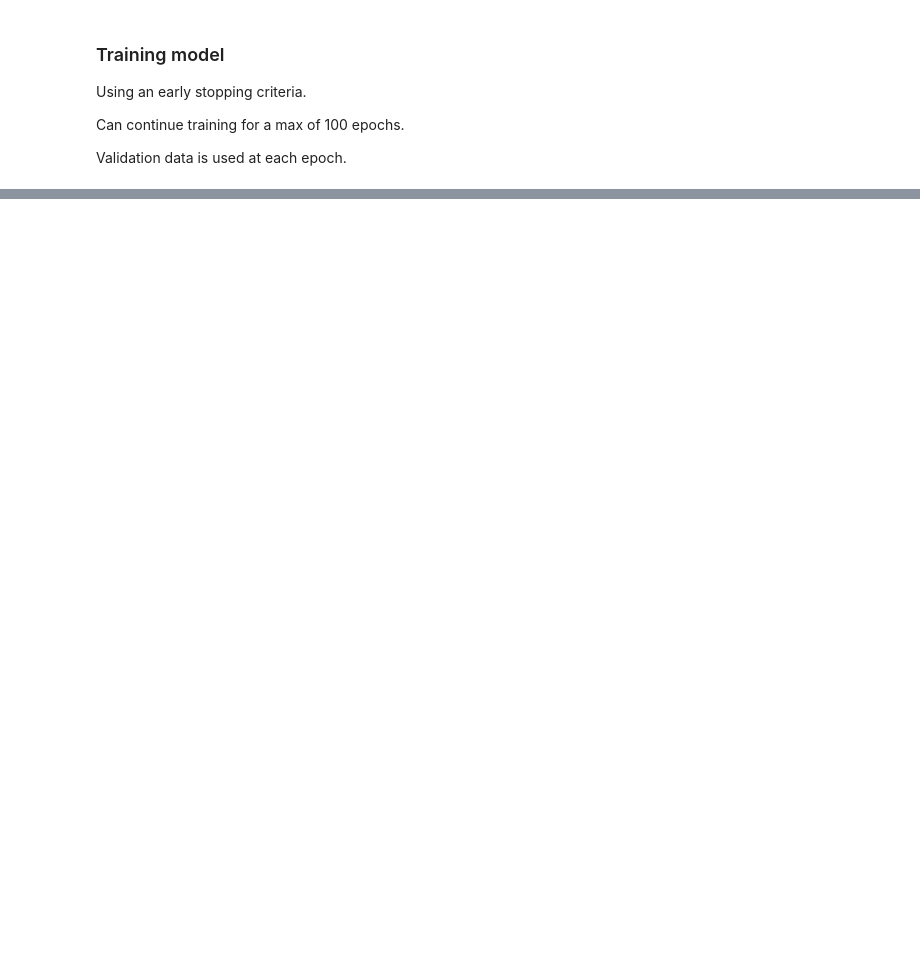
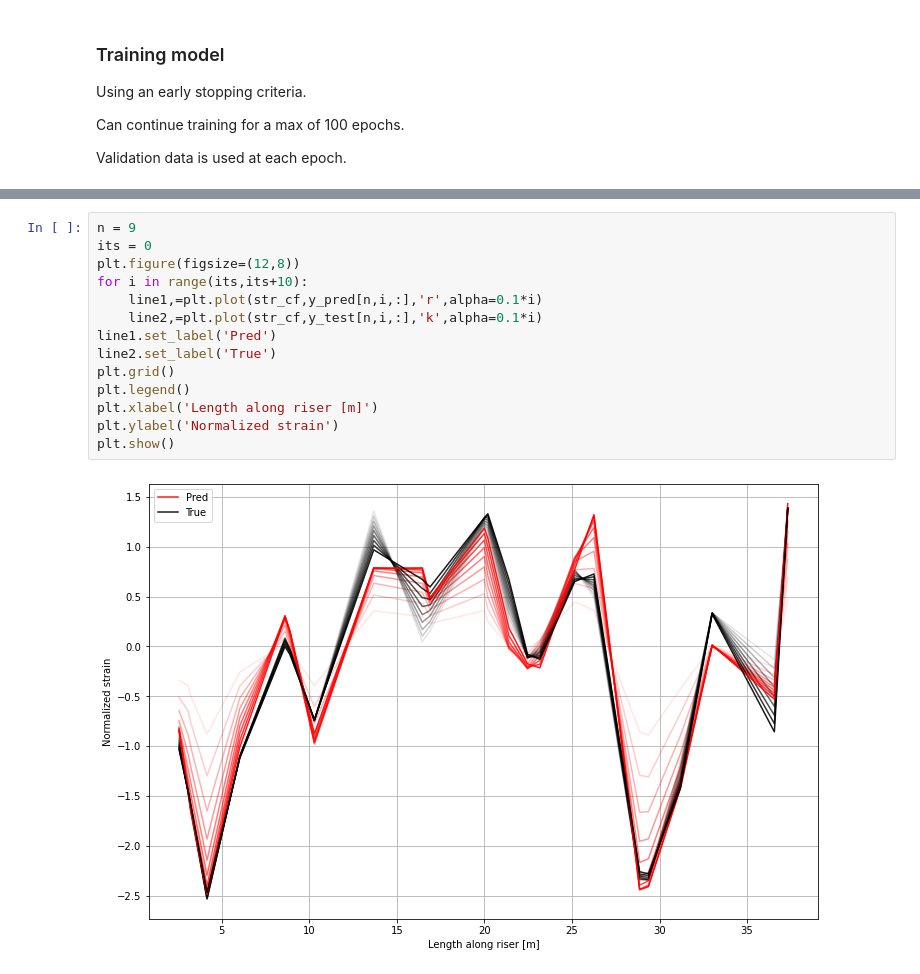
Before and after one commit to MartinLieber/VIV_prediction, a Jupyter notebook: Stress_prediction_RNN.ipynb, the cells around one changed output, grey strips where cells are left out. Drawn from its saved outputs; the diff is of its cells as text; blank space fills up the shorter version.

```diff
--- a/Stress_prediction_RNN.ipynb
+++ b/Stress_prediction_RNN.ipynb
@@ -262,0 +284,16 @@ Misclassification due to random guessing: 0.958
+# %%
+n = 9
+its = 0
+plt.figure(figsize=(12,8))
+for i in range(its,its+10):
+    line1,=plt.plot(str_cf,y_pred[n,i,:],'r',alpha=0.1*i)
+    line2,=plt.plot(str_cf,y_test[n,i,:],'k',alpha=0.1*i)
+line1.set_label('Pred')
+line2.set_label('True')
+plt.grid()
+plt.legend()
+plt.xlabel('Length along riser [m]')
+plt.ylabel('Normalized strain')
+plt.show()
+# %% [output]
+[figure, added]
```
Also changed, not shown: parts of 13 cells of this notebook.
